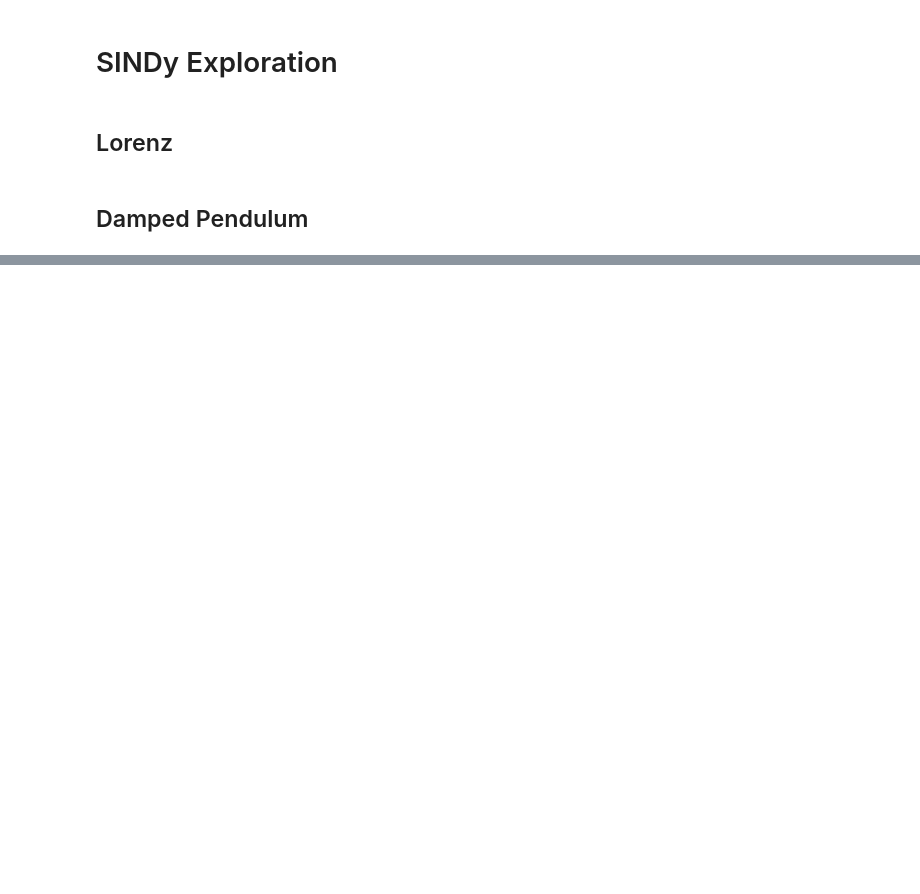
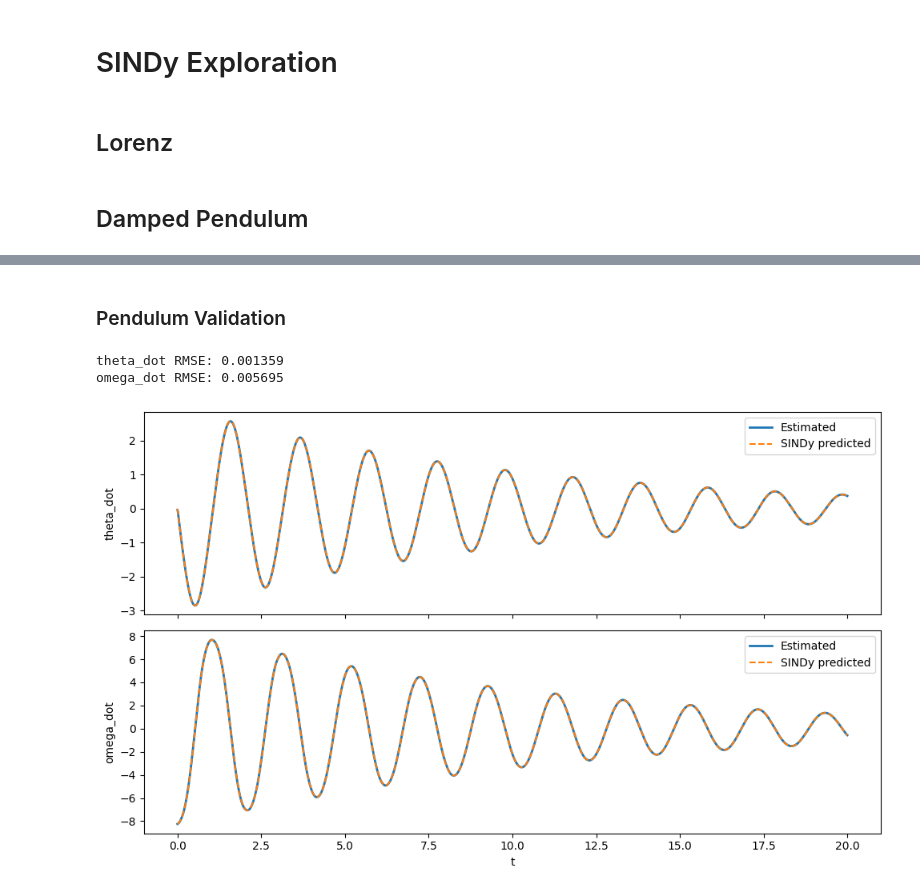
Before and after one commit to yatorooo/dynamical-system-identification, a Jupyter notebook: notebooks/exploration.ipynb, the cells around one changed output, grey strips where cells are left out. Cells and saved outputs as stored; diff of their text form; code cells hidden in the pictures; blank space fills up the shorter version.

Commit message:
Update notebook derivative comparison

```diff
--- a/notebooks/exploration.ipynb
+++ b/notebooks/exploration.ipynb
@@ -97,0 +100,44 @@ plt.show()
+# %% [markdown]
+### Pendulum Validation
+# %%
+pendulum_predicted_derivatives = predict_derivatives(
+    pendulum_library,
+    pendulum_coefficients,
+)
+
+for target in ["theta_dot", "omega_dot"]:
+    rmse = np.sqrt(
+        np.mean(
+            (
+                pendulum_derivatives[target].to_numpy()
+                - pendulum_predicted_derivatives[target].to_numpy()
+            ) ** 2
+        )
+    )
+    print(f"{target} RMSE: {rmse:.6f}")
+# %% [output]
+theta_dot RMSE: 0.001359
+omega_dot RMSE: 0.005695
+# %%
+fig, axes = plt.subplots(2, 1, figsize=(10, 6), sharex=True)
+for ax, target in zip(axes, ["theta_dot", "omega_dot"]):
+    ax.plot(
+        pendulum_df["t"],
+        pendulum_derivatives[target],
+        label="Estimated",
+        linewidth=2,
+    )
+    ax.plot(
+        pendulum_df["t"],
+        pendulum_predicted_derivatives[target],
+        label="SINDy predicted",
+        linestyle="--",
+    )
+    ax.set_ylabel(target)
+    ax.legend()
+
+axes[-1].set_xlabel("t")
+plt.tight_layout()
+plt.show()
+# %% [output]
+[figure, added]
```
Also changed, not shown: parts of 2 cells of this notebook.
